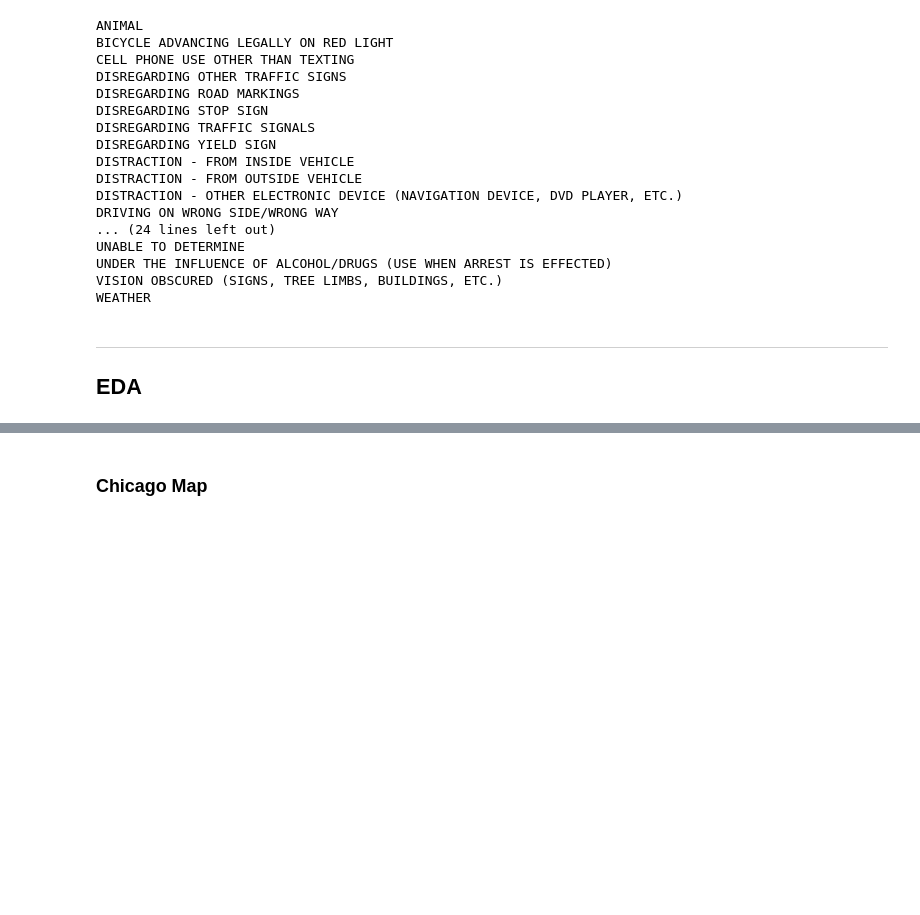
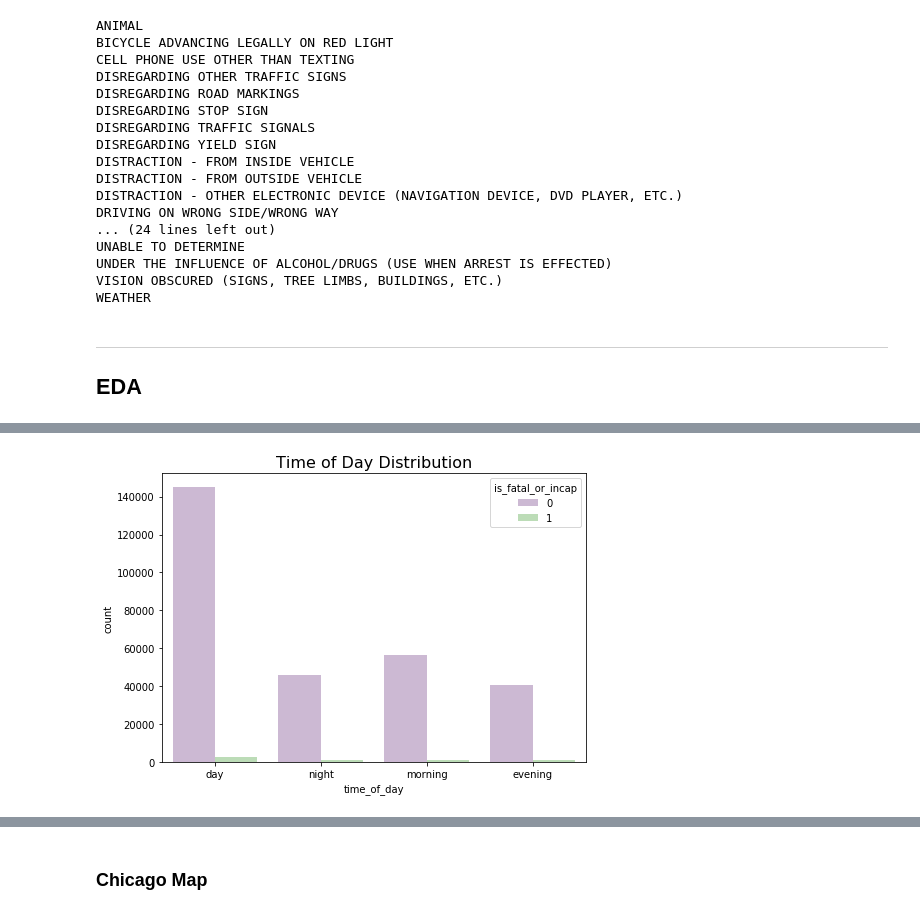
Before and after one commit to Morgan-Sell/chicago-traffic-safety, a Jupyter notebook: eda_feature_engineer.ipynb, the cells around one changed output, grey strips where cells are left out. Saved outputs shown, nothing was run; the diff lists cells and outputs as text; code cells hidden in the pictures; blank space fills up the shorter version.

```diff
--- a/eda_feature_engineer.ipynb
+++ b/eda_feature_engineer.ipynb
@@ -319,5 +333,7 @@ print('\n')
 # %%
-display_bar_plot(accidents, 'time_of_day', 'Time of Day Distribution', figsize=(7,5), hue='is_fatal_or_incap')
+eda_feat_eng_utils.display_bar_plot(accidents, 'time_of_day', 'Time of Day Distribution', figsize=(7,5), hue='is_fatal_or_incap')
+# %% [output]
+[figure, added]
 # %%
 data=accidents
 x='PRIM_CONTRIBUTORY_CAUSE'
```
Also changed, not shown: parts of 3 cells of this notebook, 3 other files.
